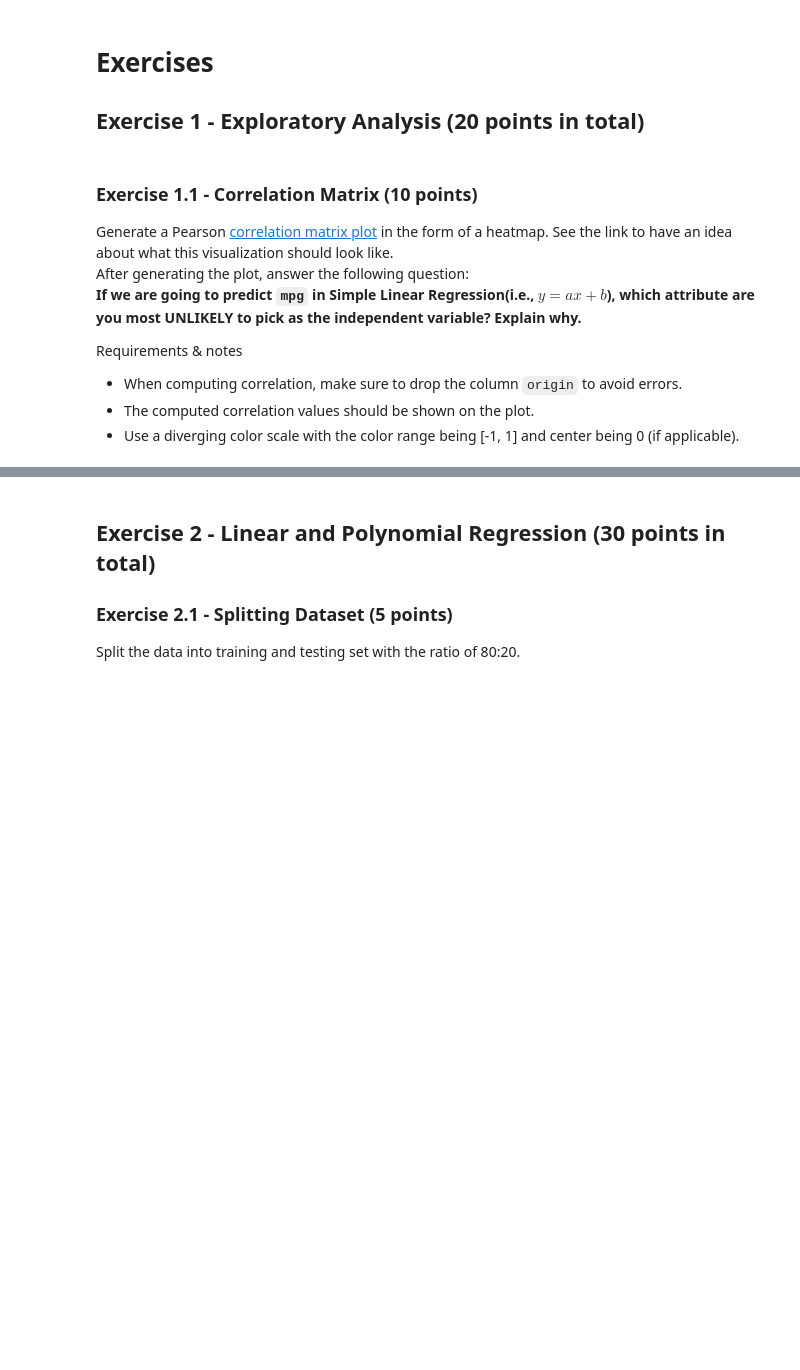
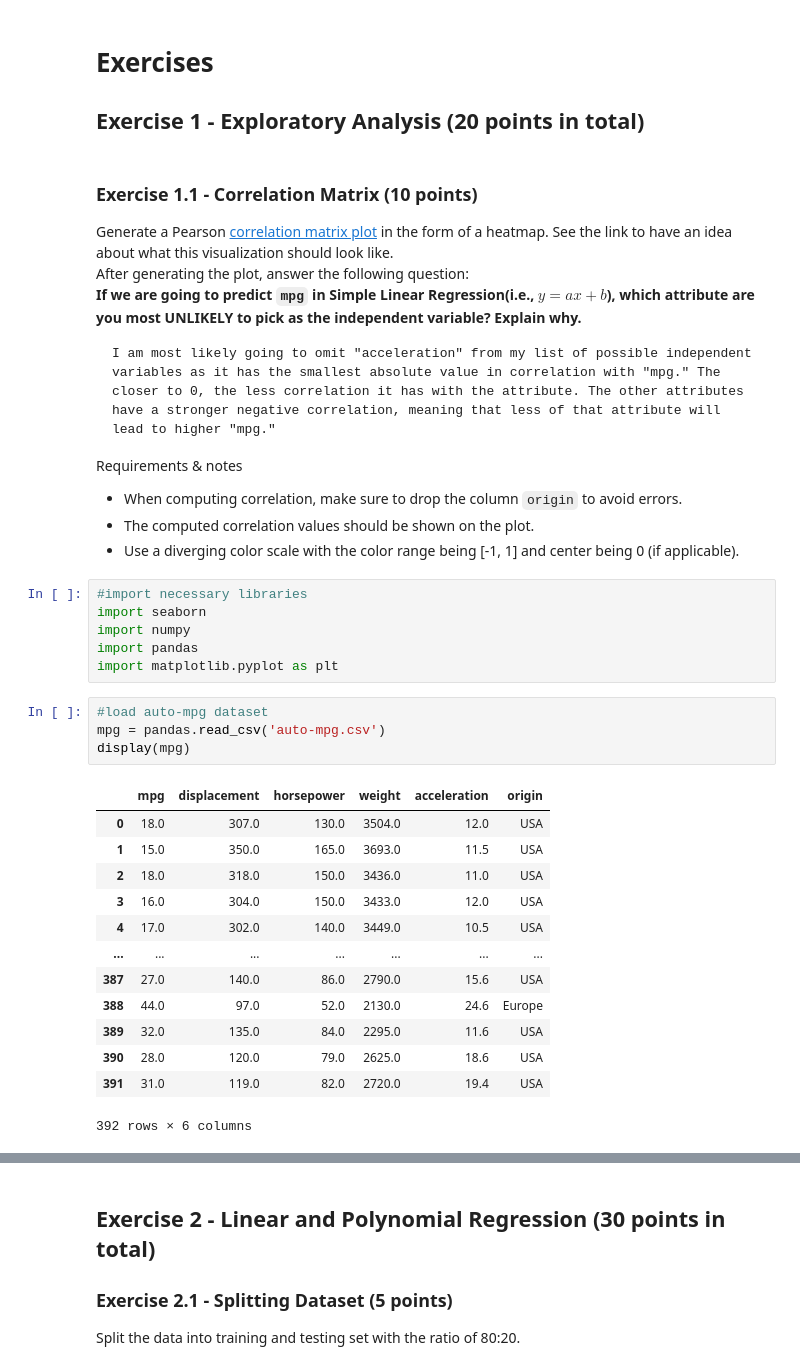
Before and after one commit to tran1174/ecs171, a Jupyter notebook: Homework1/HW1.ipynb, the cells around one changed output, grey strips where cells are left out. Cells and saved outputs as stored; diff of their text form; blank space fills up the shorter version.

```diff
--- a/Homework1/HW1.ipynb
+++ b/Homework1/HW1.ipynb
@@ -30,7 +30,33 @@ Generate a Pearson [correlation matrix plot](https://heartbeat.fritz.ai/seaborn-
 After generating the plot, answer the following question: <br >
 **If we are going to predict ``mpg`` in Simple Linear Regression(i.e., $y=ax+b$), which attribute are you most UNLIKELY to pick as the independent variable? Explain why.**
 
+    I am most likely going to omit "acceleration" from my list of possible independent variables as it has the smallest absolute value in correlation with "mpg." The closer to 0, the less correlation it has with the attribute. The other attributes have a stronger negative correlation, meaning that less of that attribute will lead to higher "mpg."
+
 Requirements & notes
  - When computing correlation, make sure to drop the column ``origin`` to avoid errors.
  - The computed correlation values should be shown on the plot.
  - Use a diverging color scale with the color range being \[-1, 1\] and center being 0 (if applicable).
+# %%
+#import necessary libraries
+import seaborn
+import numpy
+import pandas
+import matplotlib.pyplot as plt
+# %%
+#load auto-mpg dataset
+mpg = pandas.read_csv('auto-mpg.csv')
+display(mpg)
+# %% [output]
+|  | mpg | displacement | horsepower | weight | acceleration | origin |
+| 0 | 18.0 | 307.0 | 130.0 | 3504.0 | 12.0 | USA |
+| 1 | 15.0 | 350.0 | 165.0 | 3693.0 | 11.5 | USA |
+| 2 | 18.0 | 318.0 | 150.0 | 3436.0 | 11.0 | USA |
+| 3 | 16.0 | 304.0 | 150.0 | 3433.0 | 12.0 | USA |
+| 4 | 17.0 | 302.0 | 140.0 | 3449.0 | 10.5 | USA |
+| ... | ... | ... | ... | ... | ... | ... |
+| 387 | 27.0 | 140.0 | 86.0 | 2790.0 | 15.6 | USA |
+| 388 | 44.0 | 97.0 | 52.0 | 2130.0 | 24.6 | Europe |
+| 389 | 32.0 | 135.0 | 84.0 | 2295.0 | 11.6 | USA |
+| 390 | 28.0 | 120.0 | 79.0 | 2625.0 | 18.6 | USA |
+| 391 | 31.0 | 119.0 | 82.0 | 2720.0 | 19.4 | USA |
+392 rows × 6 columns
```
Also changed, not shown: parts of 4 cells of this notebook.
